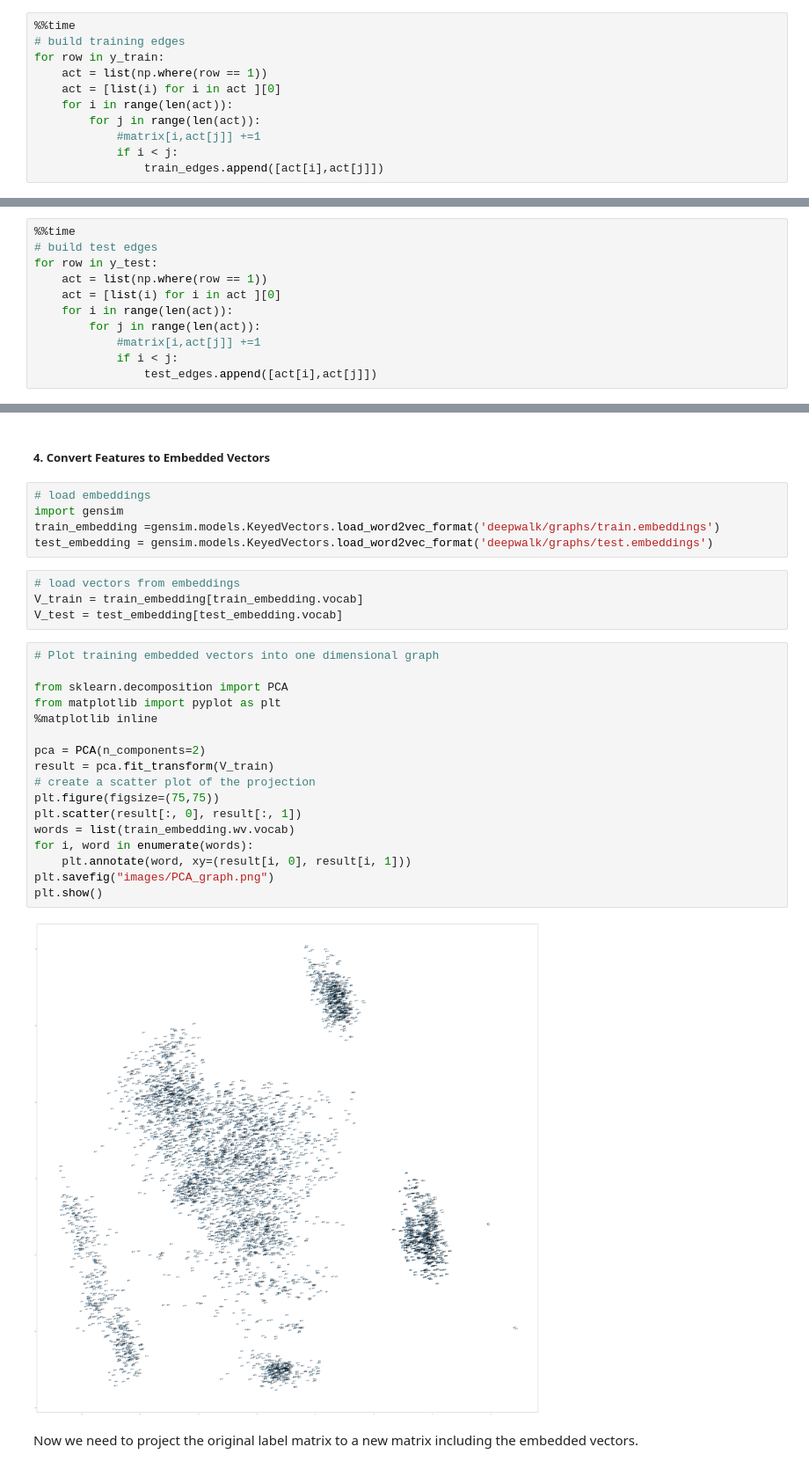
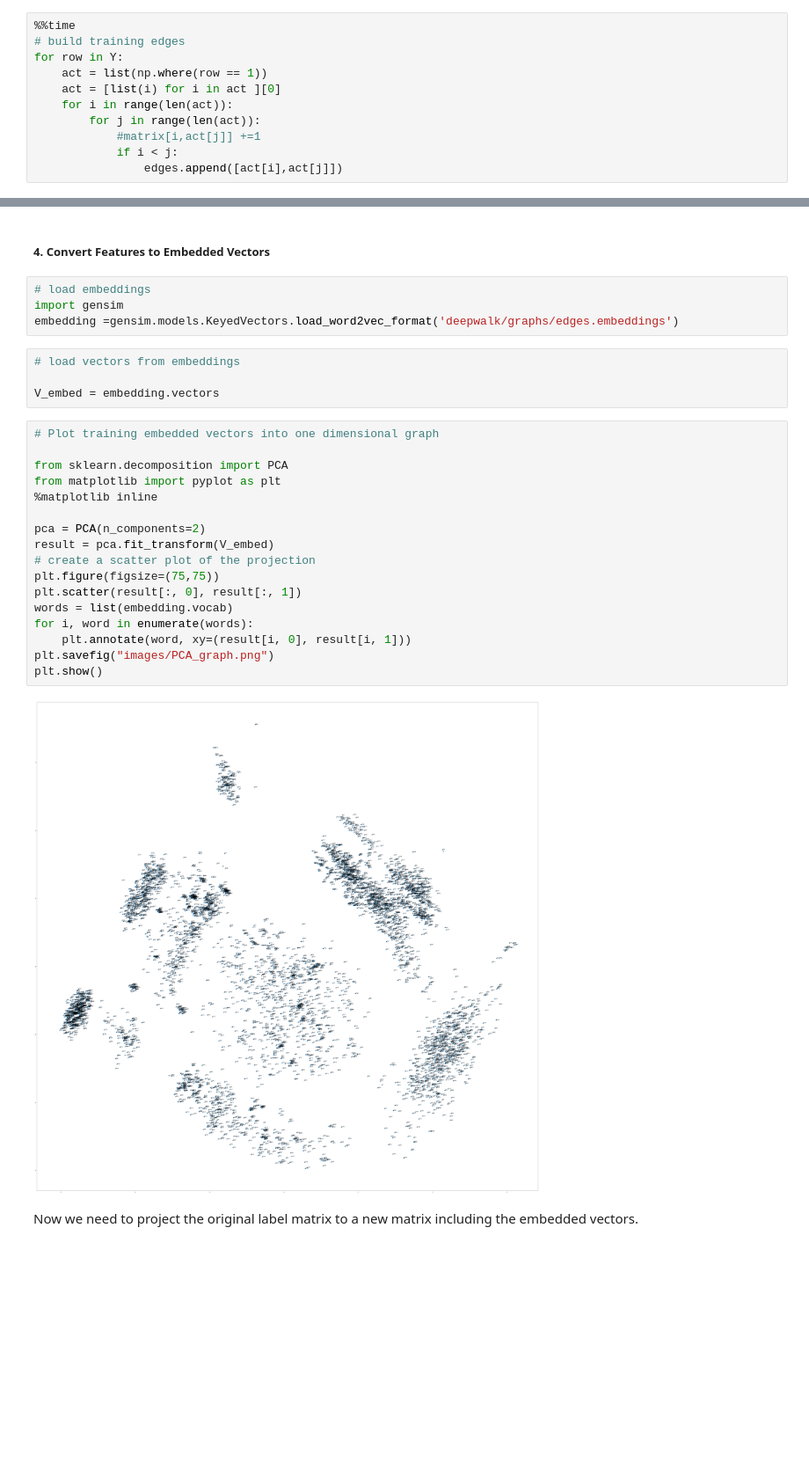
Before and after one commit to Smone5/XML_EHR_LABELS, a Jupyter notebook: XML_ML_Notebook.ipynb, the cells around one changed output, grey strips where cells are left out. Shown at 88% size. Drawn from its saved outputs; the diff is of its cells as text; blank space fills up the shorter version.

```diff
--- a/XML_ML_Notebook.ipynb
+++ b/XML_ML_Notebook.ipynb
@@ -169,12 +162,12 @@ test_edges = [] # blank list to hold edges
 # %%
 %%time
 # build training edges
-for row in y_train:
+for row in Y:
     act = list(np.where(row == 1))
     act = [list(i) for i in act ][0]
     for i in range(len(act)):
         for j in range(len(act)):
             #matrix[i,act[j]] +=1
             if i < j:
-                train_edges.append([act[i],act[j]])
+                edges.append([act[i],act[j]])
 # %% [output]
@@ -183,11 +174,0 @@ Wall time: 8.22 s
-# %%
-%%time
-# build test edges
-for row in y_test:
-    act = list(np.where(row == 1))
-    act = [list(i) for i in act ][0]
-    for i in range(len(act)):
-        for j in range(len(act)):
-            #matrix[i,act[j]] +=1
-            if i < j:
-                test_edges.append([act[i],act[j]])
@@ -282,31 +236,30 @@ deepwalk --input graphs/test.edgelist --number-walks 80 --representation-size 30
 # %%
 # load embeddings
 import gensim
-train_embedding =gensim.models.KeyedVectors.load_word2vec_format('deepwalk/graphs/train.embeddings')
-test_embedding = gensim.models.KeyedVectors.load_word2vec_format('deepwalk/graphs/test.embeddings')
+embedding =gensim.models.KeyedVectors.load_word2vec_format('deepwalk/graphs/edges.embeddings')
 # %%
 # load vectors from embeddings
-V_train = train_embedding[train_embedding.vocab]
-V_test = test_embedding[test_embedding.vocab]
+
+V_embed = embedding.vectors
 # %%
 # Plot training embedded vectors into one dimensional graph
 
 from sklearn.decomposition import PCA
 from matplotlib import pyplot as plt
 %matplotlib inline
 
 pca = PCA(n_components=2)
-result = pca.fit_transform(V_train)
+result = pca.fit_transform(V_embed)
 # create a scatter plot of the projection
 plt.figure(figsize=(75,75))
 plt.scatter(result[:, 0], result[:, 1])
-words = list(train_embedding.wv.vocab)
+words = list(embedding.vocab)
 for i, word in enumerate(words):
 	plt.annotate(word, xy=(result[i, 0], result[i, 1]))
 plt.savefig("images/PCA_graph.png")
 plt.show()
 # %% [output]
-[figure, old version]
+[figure, new version]
 # %% [markdown]
 Now we need to project the original label matrix to a new matrix including the embedded vectors.
 # %%
```
Also changed, not shown: parts of 75 cells of this notebook, 5 other files.
